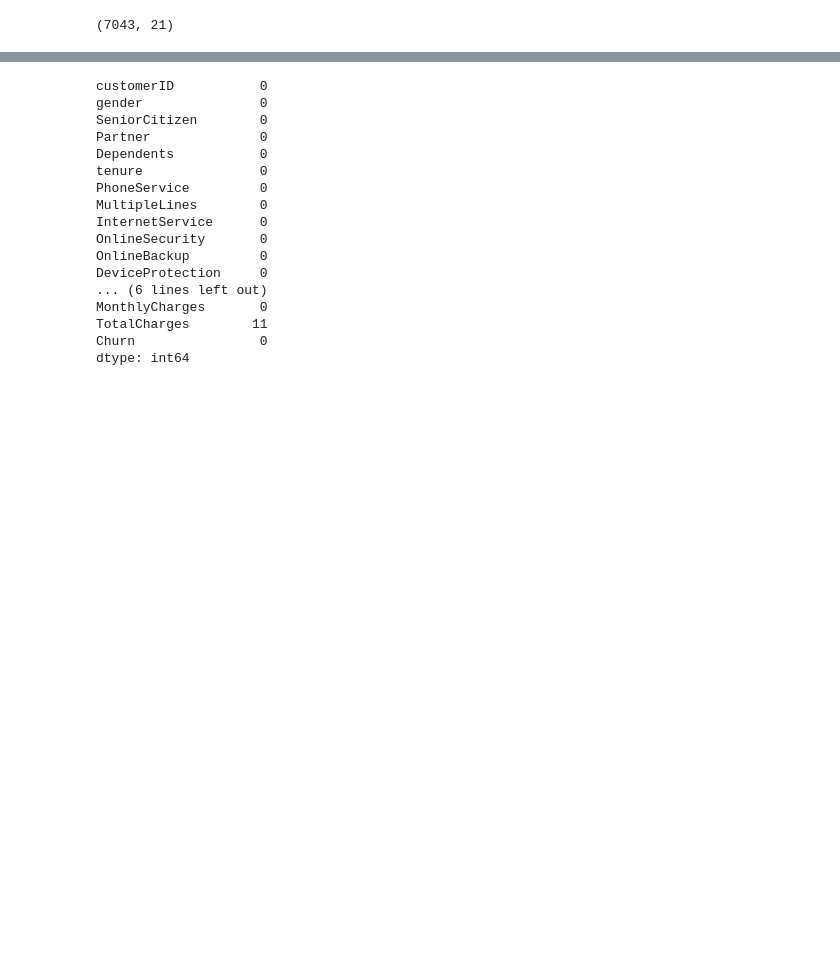
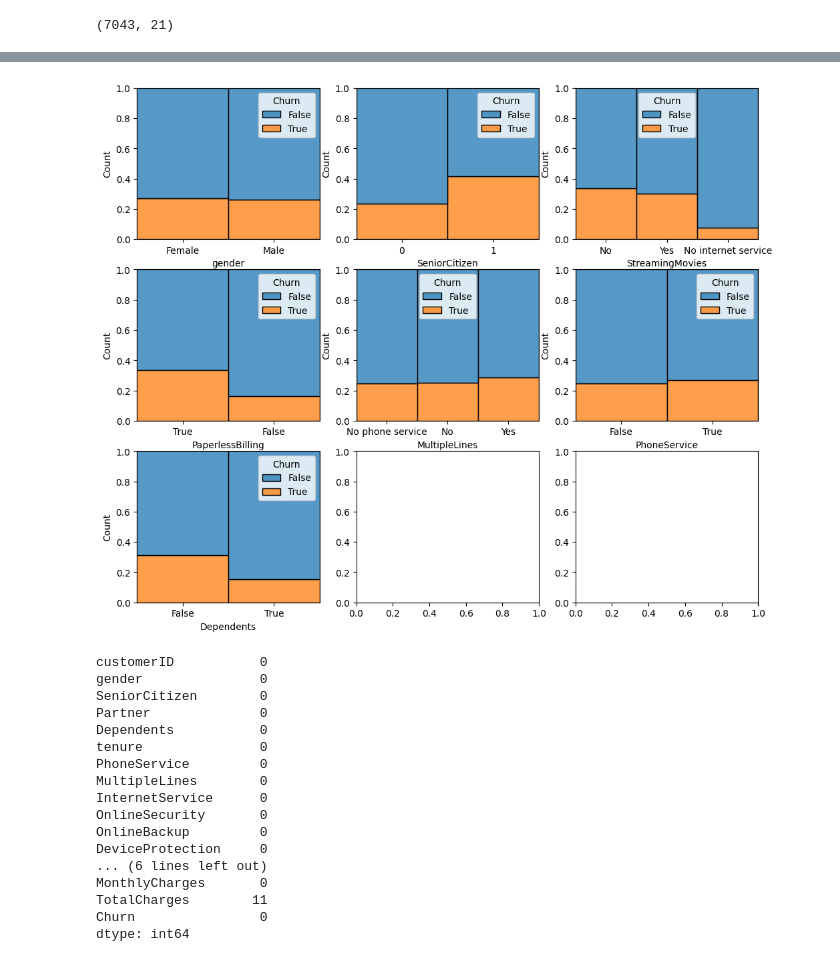
Before and after one commit to Umeshuchai/Telecom_Customer_Churn_prediction, a Jupyter notebook: customerchurnprediction.ipynb, the cells around one changed output, grey strips where cells are left out. Cells and saved outputs as stored; diff of their text form; code cells hidden in the pictures; blank space fills up the shorter version.

```diff
--- a/customerchurnprediction.ipynb
+++ b/customerchurnprediction.ipynb
@@ -49,0 +51,8 @@ plt.show()
+# %%
+suspected_cols=['gender','SeniorCitizen','StreamingMovies','PaperlessBilling','MultipleLines','PhoneService','Dependents']
+fig,axes=plt.subplots(3,3,figsize=(12,10))
+axes=(axes.flatten())
+for i,col in enumerate(suspected_cols):
+    sns.histplot(data=df,x=df[col].astype(str),hue='Churn',multiple='fill',ax=axes[i])
+# %% [output]
+[figure, added]
```
Also changed, not shown: parts of 24 cells of this notebook, 1 other file.
